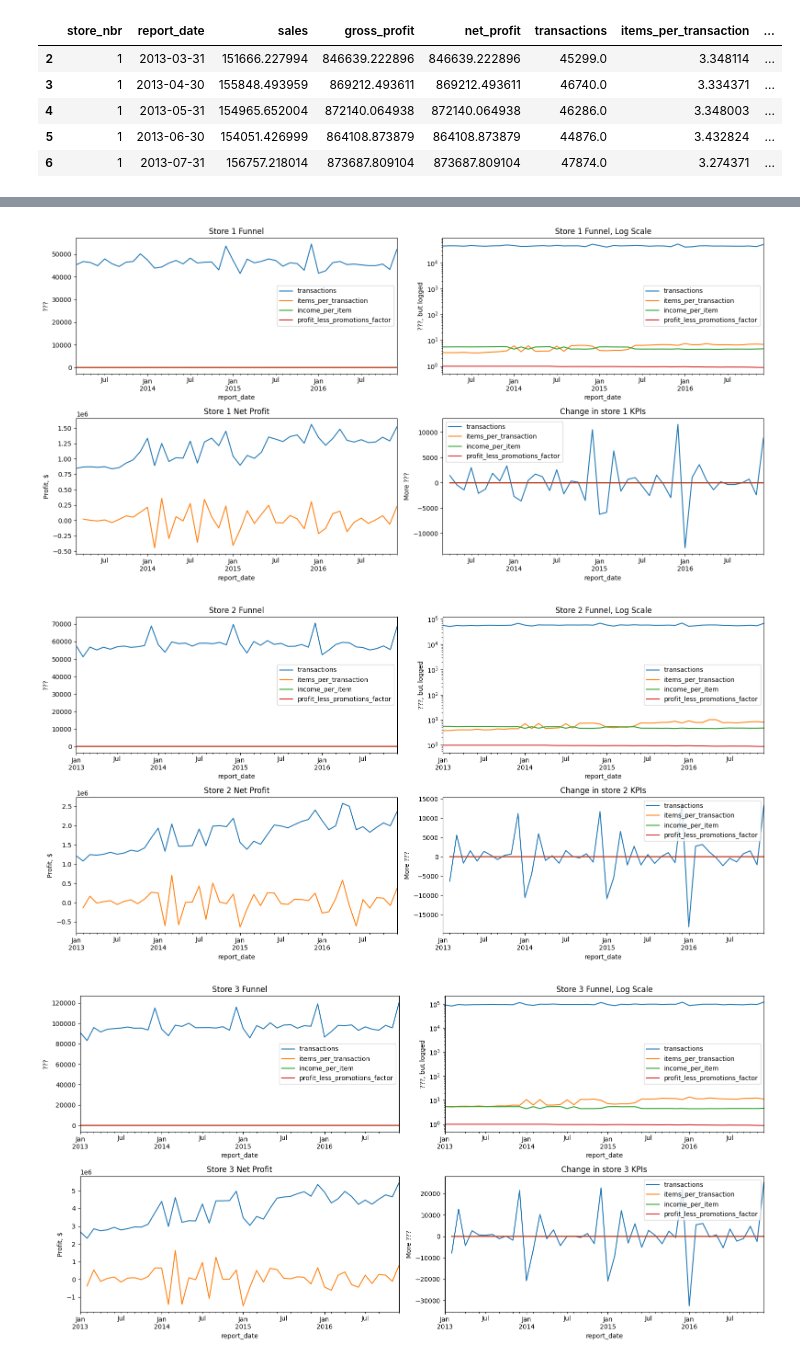
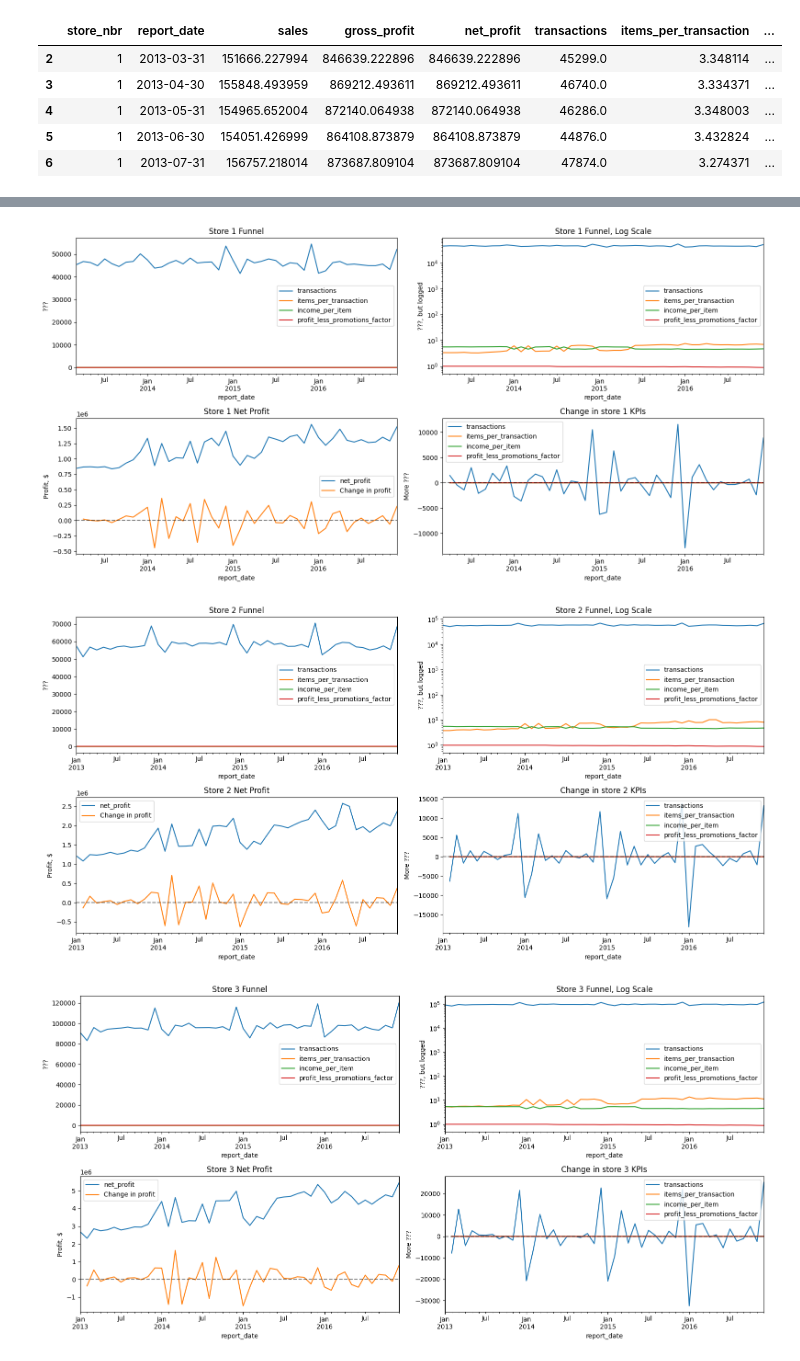
Before and after one commit to Oracen/key-drivers, a Jupyter notebook: examples/01_decomposition_example.ipynb, the cells around one changed output, grey strips where cells are left out. Drawn from its saved outputs; the diff is of its cells as text; code cells hidden in the pictures.

```diff
--- a/examples/01_decomposition_example.ipynb
+++ b/examples/01_decomposition_example.ipynb
@@ -29,34 +29,36 @@ From this point of view, it's difficult to understand what the overall contribut
 # %%
 for store in range(1, 4):
     fig, ax = plt.subplots(2, 2, figsize=(16, 8))
     tmp = df_sales[df_sales.store_nbr == store].set_index("report_date")
 
     ax[0, 0].set_title(f"Store {store} Funnel")
     ax[0, 0].set_ylabel("???")
     tmp[funnel_cols].plot(ax=ax[0, 0])
 
     ax[0, 1].set_title(f"Store {store} Funnel, Log Scale")
     ax[0, 1].set_ylabel("???, but logged")
     tmp[funnel_cols].plot(ax=ax[0, 1])
 
     ax[0, 1].set_yscale("log")
 
     ax[1, 0].set_title(f"Store {store} Net Profit")
     ax[1, 0].set_ylabel("Profit, $")
     tmp["net_profit"].plot(ax=ax[1, 0])
     tmp["net_profit"].diff().plot(ax=ax[1, 0], label="Change in profit")
     ax[1, 0].legend()
+    ax[1, 0].axhline(0, color="black", linestyle="--", alpha=0.5)
 
     ax[1, 1].set_title(f"Change in store {store} KPIs")
     ax[1, 1].set_ylabel("More ???")
     tmp[funnel_cols].diff().plot(ax=ax[1, 1])
+    ax[1, 1].axhline(0, color="black", linestyle="--", alpha=0.5)
 
     fig.tight_layout()
     plt.show()
 # %% [output]
-[figure, old version]
+[figure, new version]
-[figure, old version]
+[figure, new version]
-[figure, old version]
+[figure, new version]
 # %% [markdown]
 # Metric Decomposition
 
```
Also changed, not shown: parts of 3 cells of this notebook.
